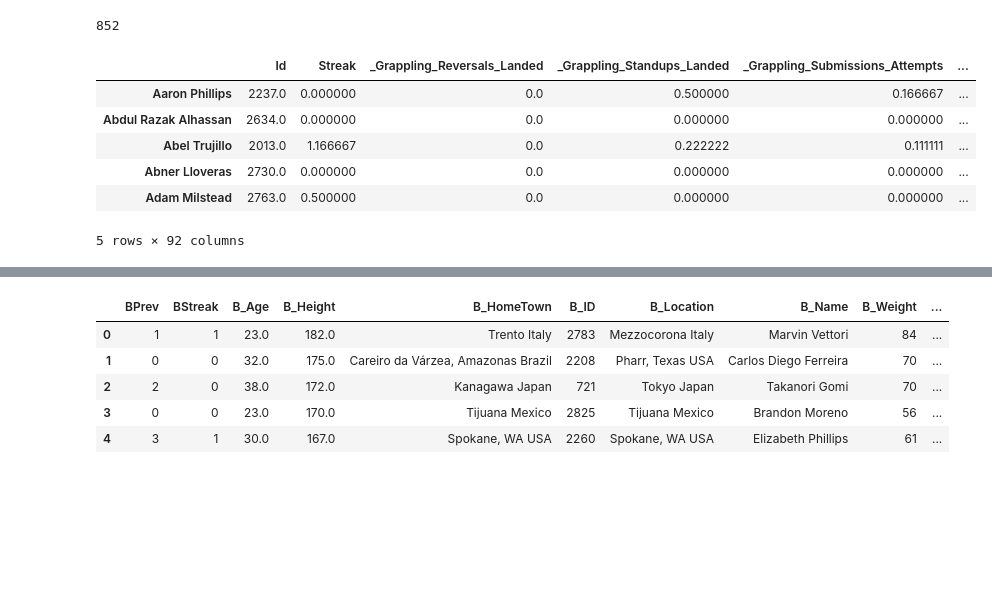
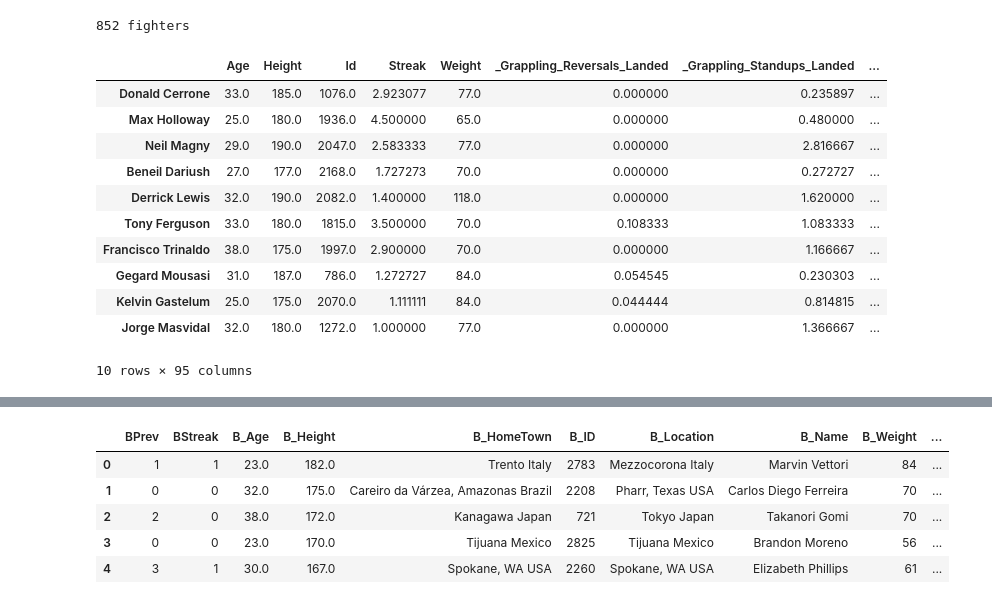
Before and after one commit to DevThep/MMA-Data-Analysis, a Jupyter notebook: MMA-Data-Analysis.ipynb, the cells around one changed output, grey strips where cells are left out. Cells and saved outputs as stored; diff of their text form; code cells hidden in the pictures; blank space fills up the shorter version.

```diff
--- a/MMA-Data-Analysis.ipynb
+++ b/MMA-Data-Analysis.ipynb
@@ -74,7 +101,7 @@ for idx, row in ndf.iterrows():
     collapse_fighter(fighters, 'R', row)
     collapse_fighter(fighters, 'B', row)
 # %%
-print(len(fighters))
+print(len(fighters),'fighters')
 for fighter in fighters:
     fd = fighters[fighter]
     count = fd['count_']
@@ -86,15 +113,20 @@ for fighter in fighters:
     fd['win_prob'] = fd['wins']/count
     fighters[fighter] = fd
 # %% [output]
-852
+852 fighters
 # %%
 fighterdf = pd.DataFrame(fighters).T
-fighterdf.head()
+fighterdf.sort_values('wins', ascending=False)[:10]
 # %% [output]
-|  | Id | Streak | _Grappling_Reversals_Landed | _Grappling_Standups_Landed | _Grappling_Submissions_Attempts | ... |
-| Aaron Phillips | 2237.0 | 0.000000 | 0.0 | 0.500000 | 0.166667 | ... |
-| Abdul Razak Alhassan | 2634.0 | 0.000000 | 0.0 | 0.000000 | 0.000000 | ... |
-| Abel Trujillo | 2013.0 | 1.166667 | 0.0 | 0.222222 | 0.111111 | ... |
-| Abner Lloveras | 2730.0 | 0.000000 | 0.0 | 0.000000 | 0.000000 | ... |
-| Adam Milstead | 2763.0 | 0.500000 | 0.0 | 0.000000 | 0.000000 | ... |
+|  | Age | Height | Id | Streak | Weight | _Grappling_Reversals_Landed | _Grappling_Standups_Landed | ... |
+| Donald Cerrone | 33.0 | 185.0 | 1076.0 | 2.923077 | 77.0 | 0.000000 | 0.235897 | ... |
+| Max Holloway | 25.0 | 180.0 | 1936.0 | 4.500000 | 65.0 | 0.000000 | 0.480000 | ... |
+| Neil Magny | 29.0 | 190.0 | 2047.0 | 2.583333 | 77.0 | 0.000000 | 2.816667 | ... |
+| Beneil Dariush | 27.0 | 177.0 | 2168.0 | 1.727273 | 70.0 | 0.000000 | 0.272727 | ... |
+| Derrick Lewis | 32.0 | 190.0 | 2082.0 | 1.400000 | 118.0 | 0.000000 | 1.620000 | ... |
+| Tony Ferguson | 33.0 | 180.0 | 1815.0 | 3.500000 | 70.0 | 0.108333 | 1.083333 | ... |
+| Francisco Trinaldo | 38.0 | 175.0 | 1997.0 | 2.900000 | 70.0 | 0.000000 | 1.166667 | ... |
+| Gegard Mousasi | 31.0 | 187.0 | 786.0 | 1.272727 | 84.0 | 0.054545 | 0.230303 | ... |
+| Kelvin Gastelum | 25.0 | 175.0 | 2070.0 | 1.111111 | 84.0 | 0.044444 | 0.814815 | ... |
+| Jorge Masvidal | 32.0 | 180.0 | 1272.0 | 1.000000 | 77.0 | 0.000000 | 1.366667 | ... |
-5 rows × 92 columns
+10 rows × 95 columns
```
Also changed, not shown: parts of 17 cells of this notebook.
